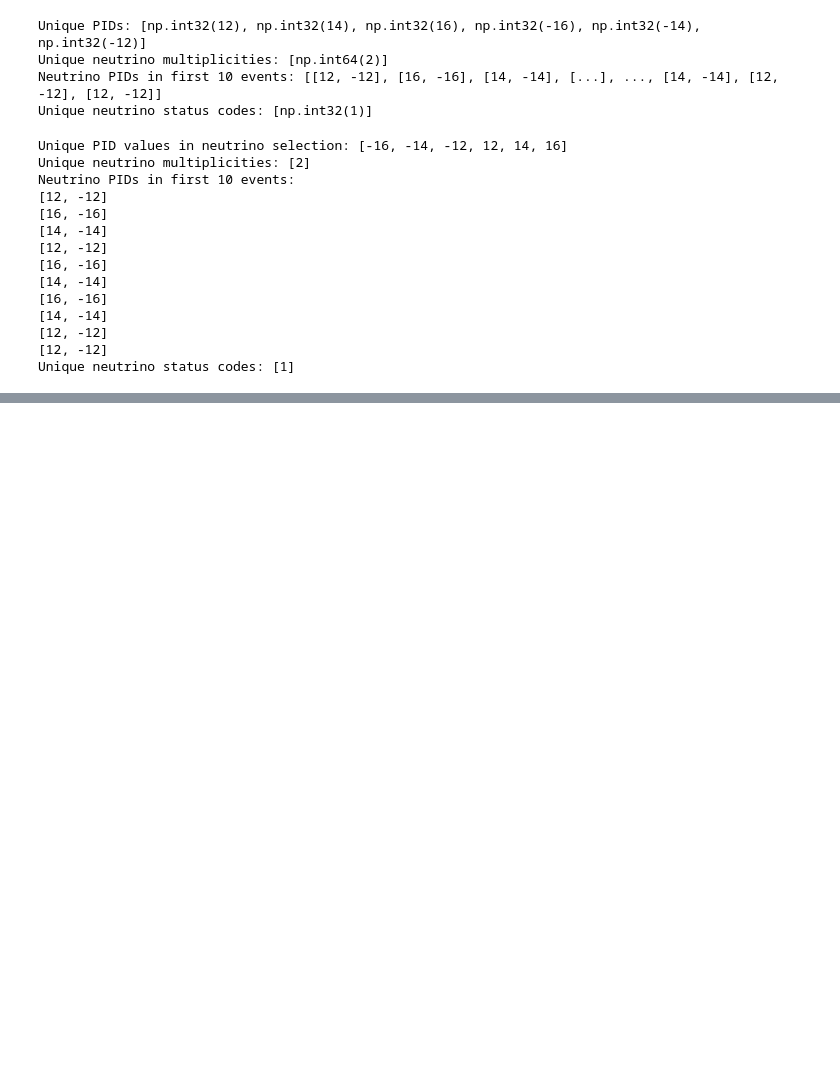
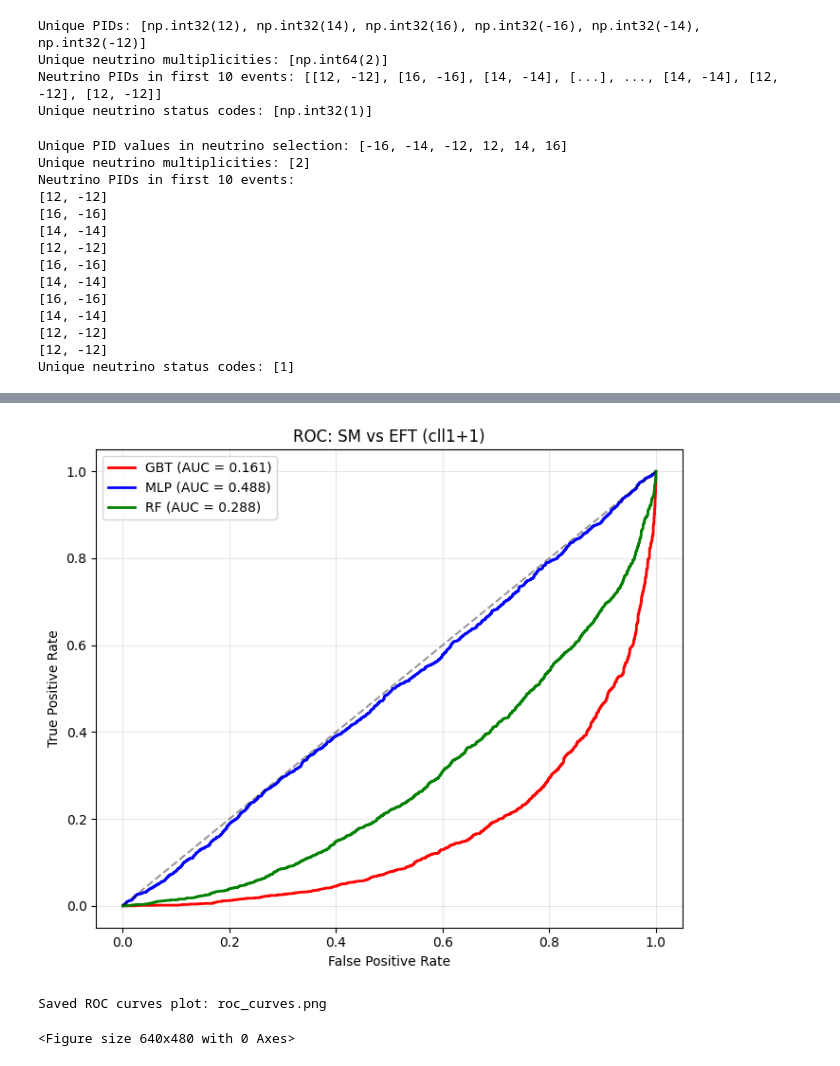
Before and after one commit to John-Aremu/SM-vs-EFT-simulation-analysis, a Jupyter notebook: SMEFT Analysis.ipynb, the cells around one changed output, grey strips where cells are left out. Cells and saved outputs as stored; diff of their text form; code cells hidden in the pictures; blank space fills up the shorter version.

```diff
--- a/SMEFT Analysis.ipynb
+++ b/SMEFT Analysis.ipynb
@@ -345,0 +558,16 @@ print(weights[:5, :])
+# %%
+# ML dataset build — convert inputs to NumPy arrays
+X_cll1 = np.column_stack([
+	np.asarray(leading_pt),
+	np.asarray(trailing_pt),
+	ak.to_numpy(Z_pt),
+	ak.to_numpy(MET),
+	np.asarray(eta1),
+	np.asarray(eta2),
+])
+
+# ML target = SM, cll1+1, cll1-1
+y_cll1 = np.column_stack([w_sm, w_cll1_p, w_cll1_m])
+
+print("X_cll1:", X_cll1.shape)
+print("y_cll1:", y_cll1.shape)
@@ -345,0 +705,28 @@ print(weights[:5, :])
+# %%
+#ML-3: ROC Curves
+
+plt.figure(figsize=(7,6))
+plt.grid(True, alpha=0.3)
+
+preds = {"GBT": pred_gbt, "MLP": pred_mlp, "RF": pred_rf}
+colors = {"GBT":"red", "MLP":"blue", "RF":"green"}
+
+for name, pred in preds.items():
+    fpr, tpr, _ = roc_curve(y_test, pred, sample_weight=w_test)
+    plt.plot(fpr, tpr, color=colors[name], lw=2,
+             label=f"{name} (AUC = {results[name]['auc']:.3f})")
+
+plt.plot([0,1],[0,1],'k--',alpha=0.4)
+plt.xlabel("False Positive Rate")
+plt.ylabel("True Positive Rate")
+plt.title("ROC: SM vs EFT (cll1+1)")
+plt.legend()
+plt.tight_layout()
+plt.show()
+
+plt.savefig("roc_curves.png", dpi=200, bbox_inches='tight')
+print("Saved ROC curves plot: roc_curves.png")
+# %% [output]
+[figure, added]
+Saved ROC curves plot: roc_curves.png
+<Figure size 640x480 with 0 Axes>
```
Also changed, not shown: parts of 27 cells of this notebook, 14 other files.
